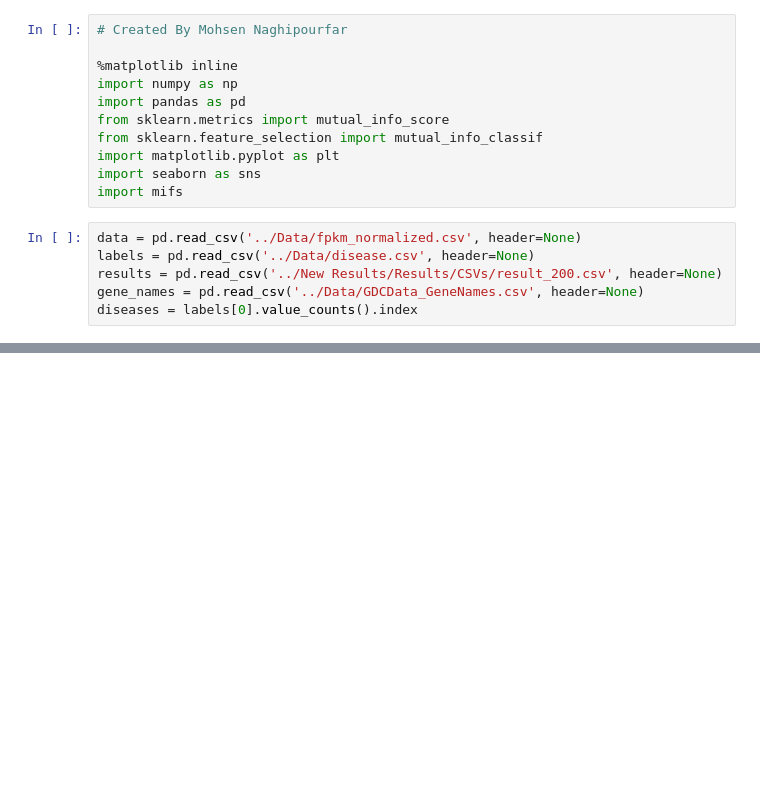
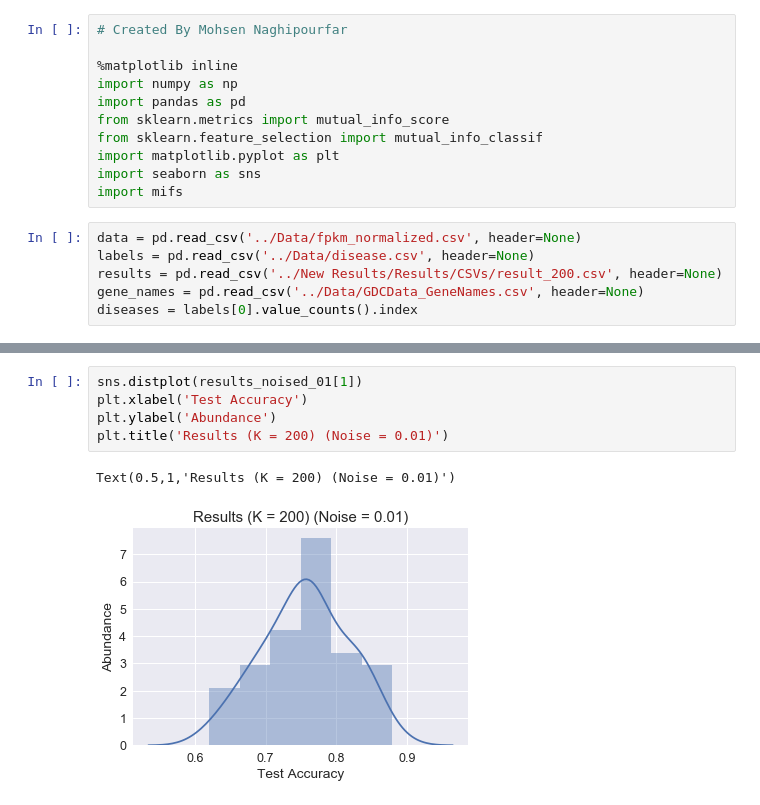
Before and after one commit to Naghipourfar/Feature-Selection, a Jupyter notebook: model/data_analysing.ipynb, the cells around one changed output, grey strips where cells are left out. Saved outputs shown, nothing was run; the diff lists cells and outputs as text; blank space fills up the shorter version.

```diff
--- a/model/data_analysing.ipynb
+++ b/model/data_analysing.ipynb
@@ -151,0 +175,8 @@ KeyError: 'x'
+# %%
+sns.distplot(results_noised_01[1])
+plt.xlabel('Test Accuracy')
+plt.ylabel('Abundance')
+plt.title('Results (K = 200) (Noise = 0.01)')
+# %% [output]
+Text(0.5,1,'Results (K = 200) (Noise = 0.01)')
+[figure, added]
```
Also changed, not shown: parts of 21 cells of this notebook, 1 other file.
